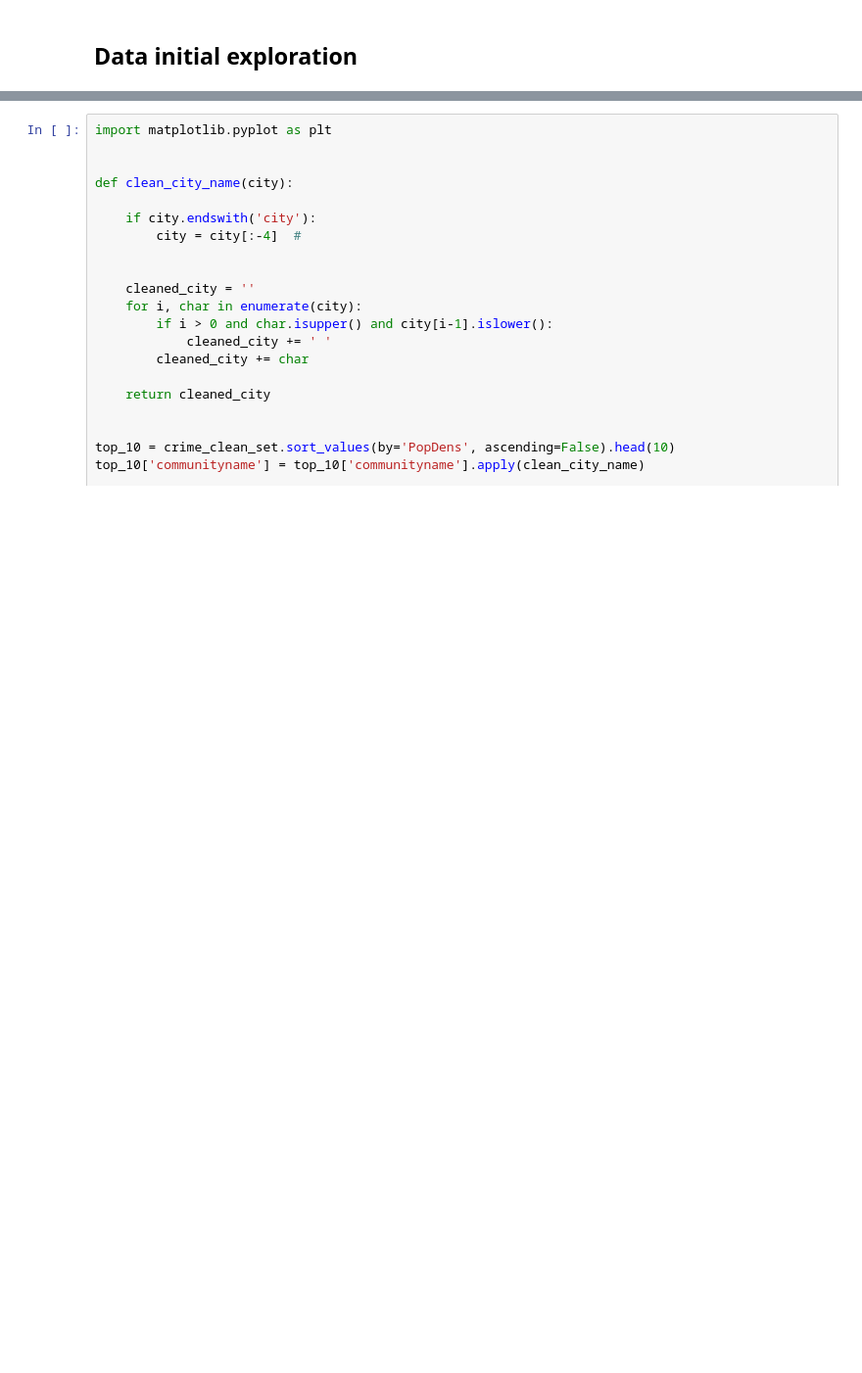
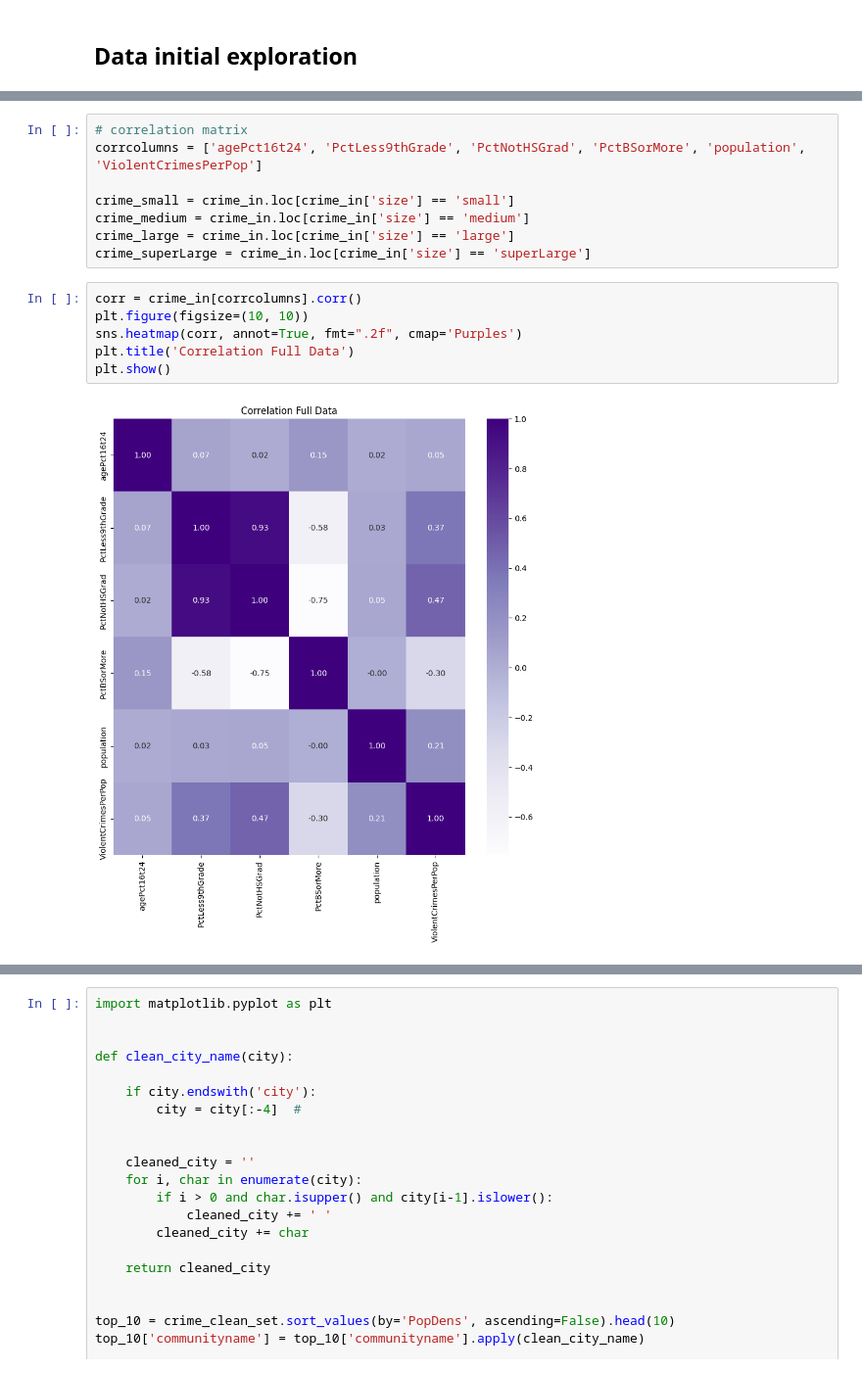
Before and after one commit to FrancoA325/PredictiveG24, a Jupyter notebook: Exploration.ipynb, the cells around one changed output, grey strips where cells are left out. Shown at 98% size. Drawn from its saved outputs; the diff is of its cells as text; blank space fills up the shorter version.

```diff
--- a/Exploration.ipynb
+++ b/Exploration.ipynb
@@ -284,0 +106,16 @@ crime_clean_set.to_csv('crime_clean_set.csv', index=False)
+# %%
+# correlation matrix
+corrcolumns = ['agePct16t24', 'PctLess9thGrade', 'PctNotHSGrad', 'PctBSorMore', 'population', 'ViolentCrimesPerPop']
+
+crime_small = crime_in.loc[crime_in['size'] == 'small']
+crime_medium = crime_in.loc[crime_in['size'] == 'medium']
+crime_large = crime_in.loc[crime_in['size'] == 'large']
+crime_superLarge = crime_in.loc[crime_in['size'] == 'superLarge']
+# %%
+corr = crime_in[corrcolumns].corr()
+plt.figure(figsize=(10, 10))
+sns.heatmap(corr, annot=True, fmt=".2f", cmap='Purples')
+plt.title('Correlation Full Data')
+plt.show()
+# %% [output]
+[figure, added]
```
Also changed, not shown: parts of 35 cells of this notebook, 1 other file.
